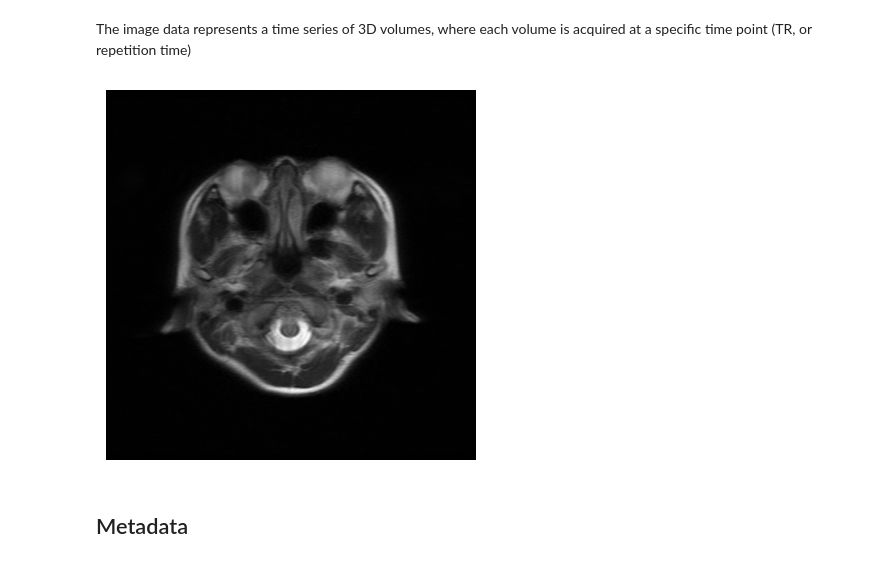
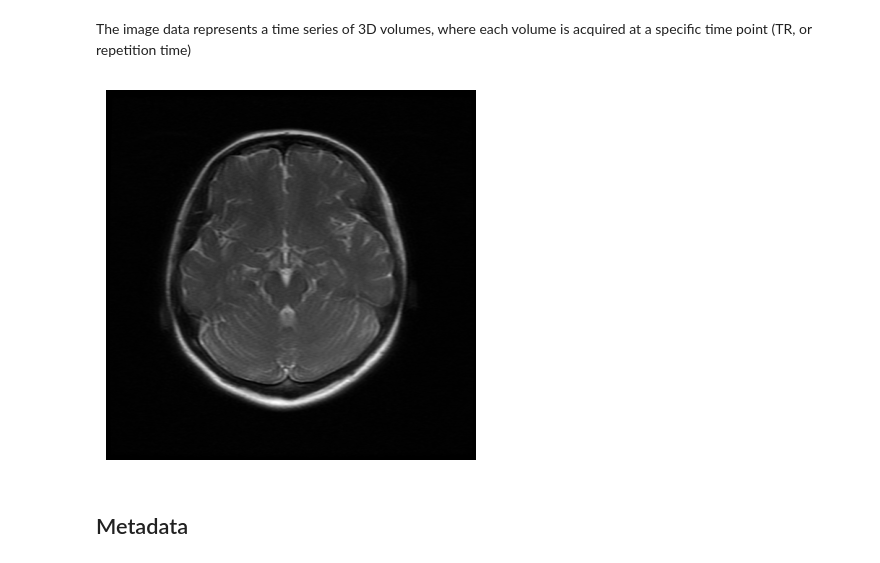
Before and after one commit to yes-lab-ucsb/fmri_training, a Jupyter notebook: notebooks/1_dicom2bids.ipynb, the cells around one changed output. Saved outputs shown, nothing was run; the diff lists cells and outputs as text; code cells hidden in the pictures.

```diff
--- a/notebooks/1_dicom2bids.ipynb
+++ b/notebooks/1_dicom2bids.ipynb
@@ -44,21 +50,21 @@ The image data represents a time series of 3D volumes, where each volume is acqu
 # %%
 import glob
 import pydicom
 import matplotlib.pyplot as plt
 
 # Read the DICOM file
-file_path = glob.glob(os.path.join(dicom_dir, "PA0", "ST0", "SE0", "*"))[0]
+file_path = glob.glob(os.path.join(dicom_dir, "PA0", "ST0", "SE0", "*"))[4]
 dicom_file = pydicom.dcmread(file_path)
 
 # Get the pixel array from the DICOM file
 pixel_array = dicom_file.pixel_array
 
 # Display the image using matplotlib
 plt.imshow(pixel_array, cmap=plt.cm.gray)
 plt.axis('off')
 plt.show()
 # %% [output]
-[figure, old version]
+[figure, new version]
 # %% [markdown]
 ## Metadata
 # %%
```
Also changed, not shown: parts of 3 cells of this notebook.
